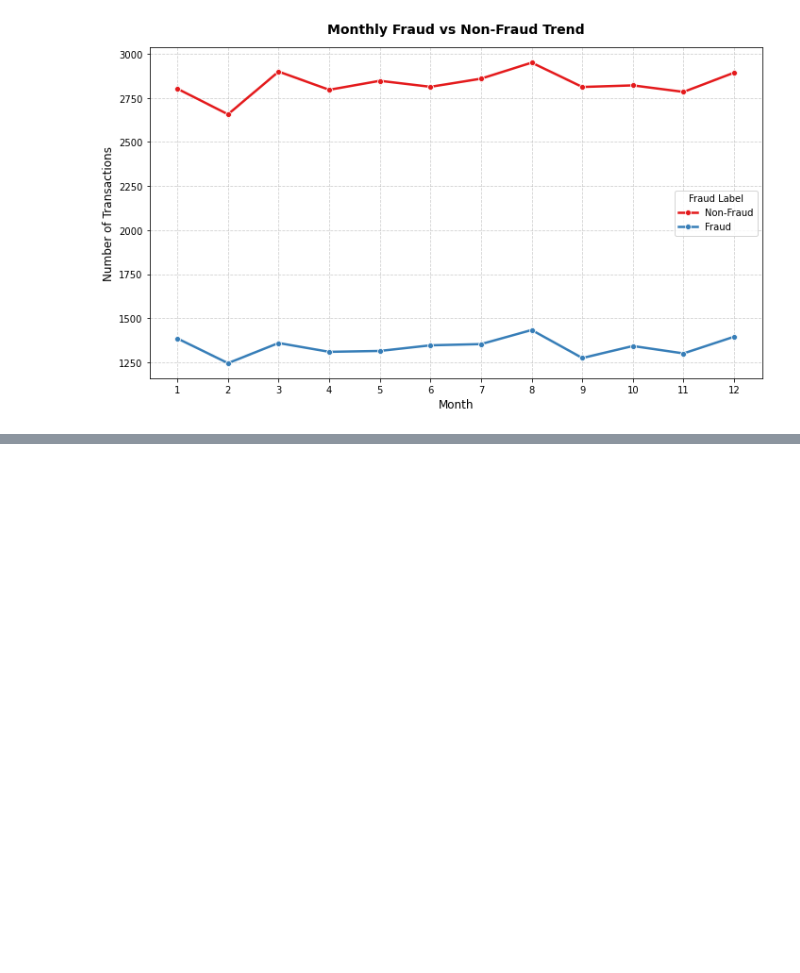
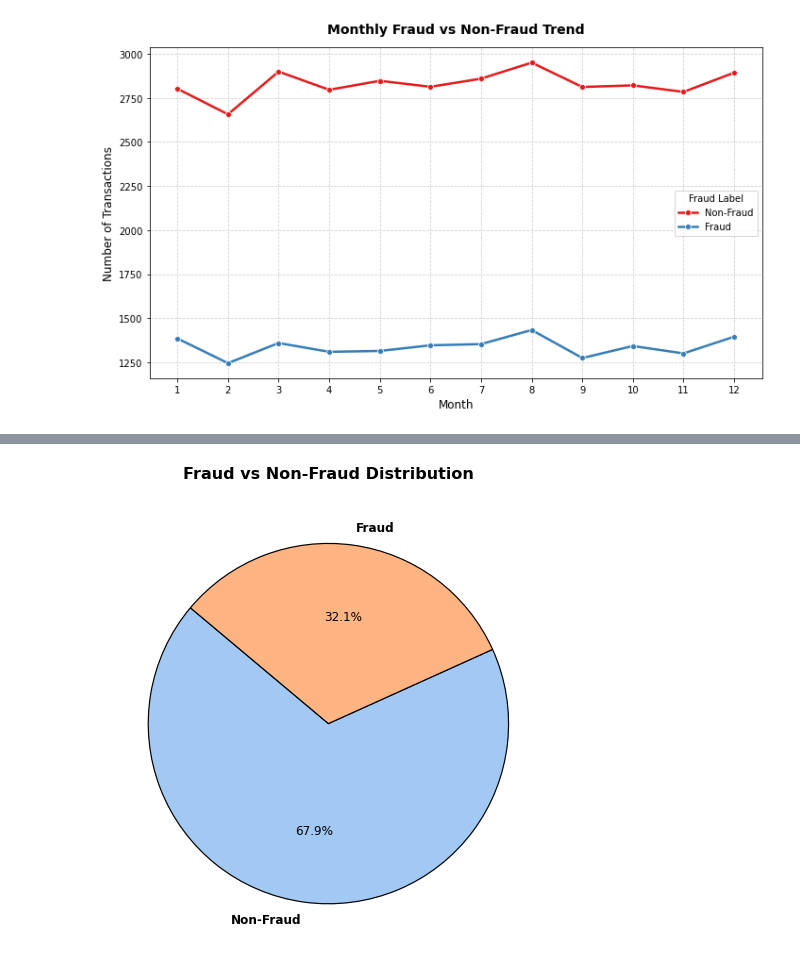
Before and after one commit to com-480-data-visualization/Data_Band, a Jupyter notebook: Exploratory Data Analysis.ipynb, the cells around one changed output, grey strips where cells are left out. Saved outputs shown, nothing was run; the diff lists cells and outputs as text; code cells hidden in the pictures; blank space fills up the shorter version.

```diff
--- a/Exploratory Data Analysis.ipynb
+++ b/Exploratory Data Analysis.ipynb
@@ -144,0 +162,28 @@ plt.show()
+# %%
+fraud_counts = df['Fraud_Label'].value_counts()
+labels = ['Non-Fraud', 'Fraud']
+colors = sns.color_palette('pastel')
+
+plt.figure(figsize=(7, 7))
+wedges, texts, autotexts = plt.pie(
+    fraud_counts,
+    labels=labels,
+    autopct='%1.1f%%',
+    startangle=140,
+    colors=colors,
+    wedgeprops={'edgecolor': 'black', 'linewidth': 1.2}
+)
+
+for text in texts:
+    text.set_fontsize(12)
+    text.set_fontweight('bold')
+
+for autotext in autotexts:
+    autotext.set_fontsize(12)
+    autotext.set_color('black')
+
+plt.title("Fraud vs Non-Fraud Distribution", fontsize=16, fontweight='bold', pad=20)
+plt.tight_layout()
+plt.show()
+# %% [output]
+[figure, added]
```
Also changed, not shown: parts of 2 cells of this notebook.
